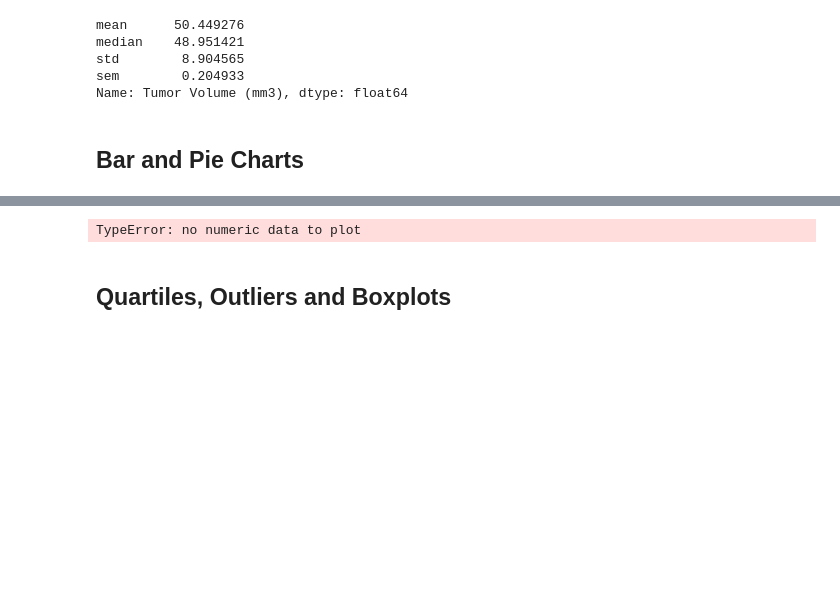
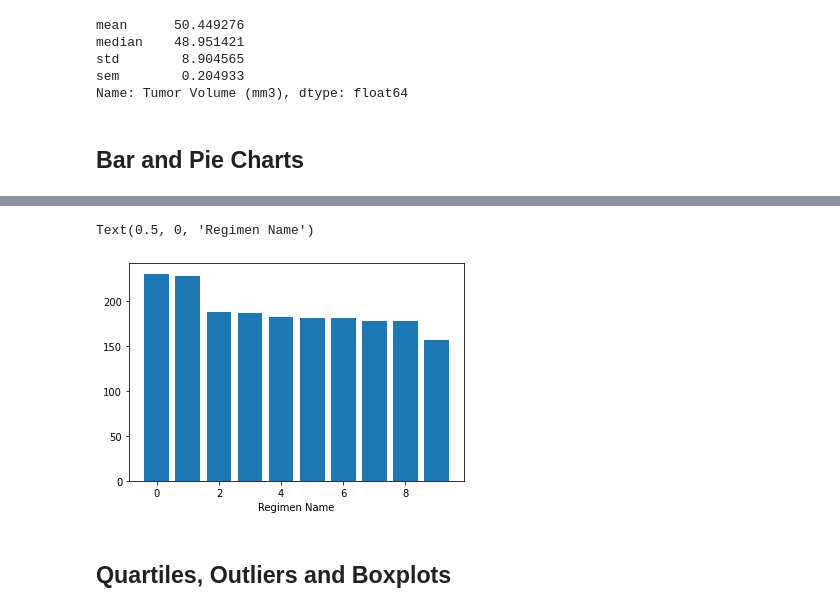
Before and after one commit to rob10thhuman/MatplotlibHomework, a Jupyter notebook: Pymaceuticals/pymaceuticals_starter.ipynb, the cells around one changed output, grey strips where cells are left out. Saved outputs shown, nothing was run; the diff lists cells and outputs as text; code cells hidden in the pictures; blank space fills up the shorter version.

```diff
--- a/Pymaceuticals/pymaceuticals_starter.ipynb
+++ b/Pymaceuticals/pymaceuticals_starter.ipynb
@@ -151,6 +152,8 @@ clean_mouse.plot(y='Tumor Volume (mm3)')
 # %%
 # Generate a bar plot showing the total number of measurements taken on each drug regimen using pyplot.
-
-clean_mouse.plot(y='Drug Regimen')
+plt.bar(np.arange(len(clean_mouse['Drug Regimen'].value_counts())), clean_mouse['Drug Regimen'].value_counts())
+plt.xlabel('Regimen Name')
+plt.ylabel
 # %% [output]
-TypeError: no numeric data to plot
+Text(0.5, 0, 'Regimen Name')
+[figure, added]
```
Also changed, not shown: parts of 3 cells of this notebook.
